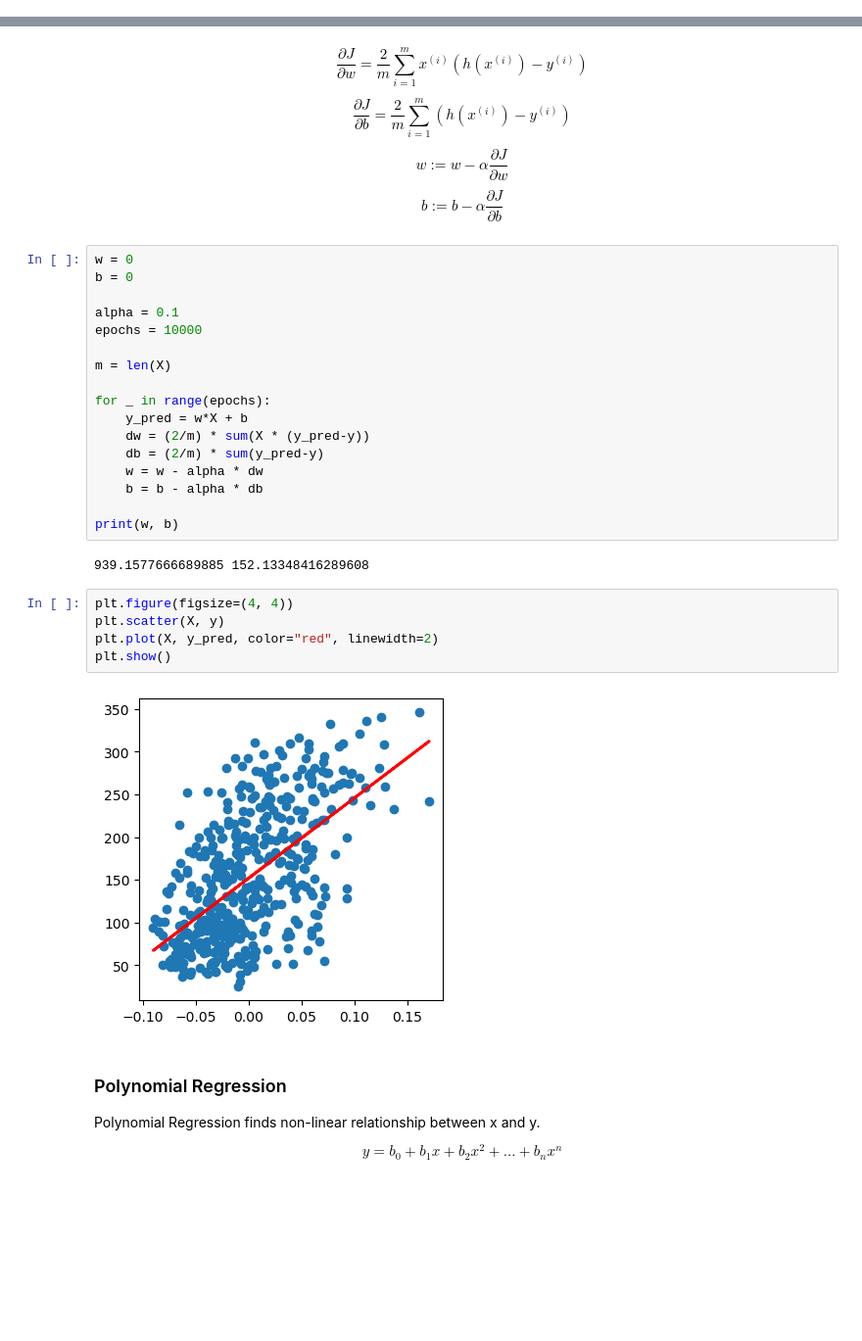
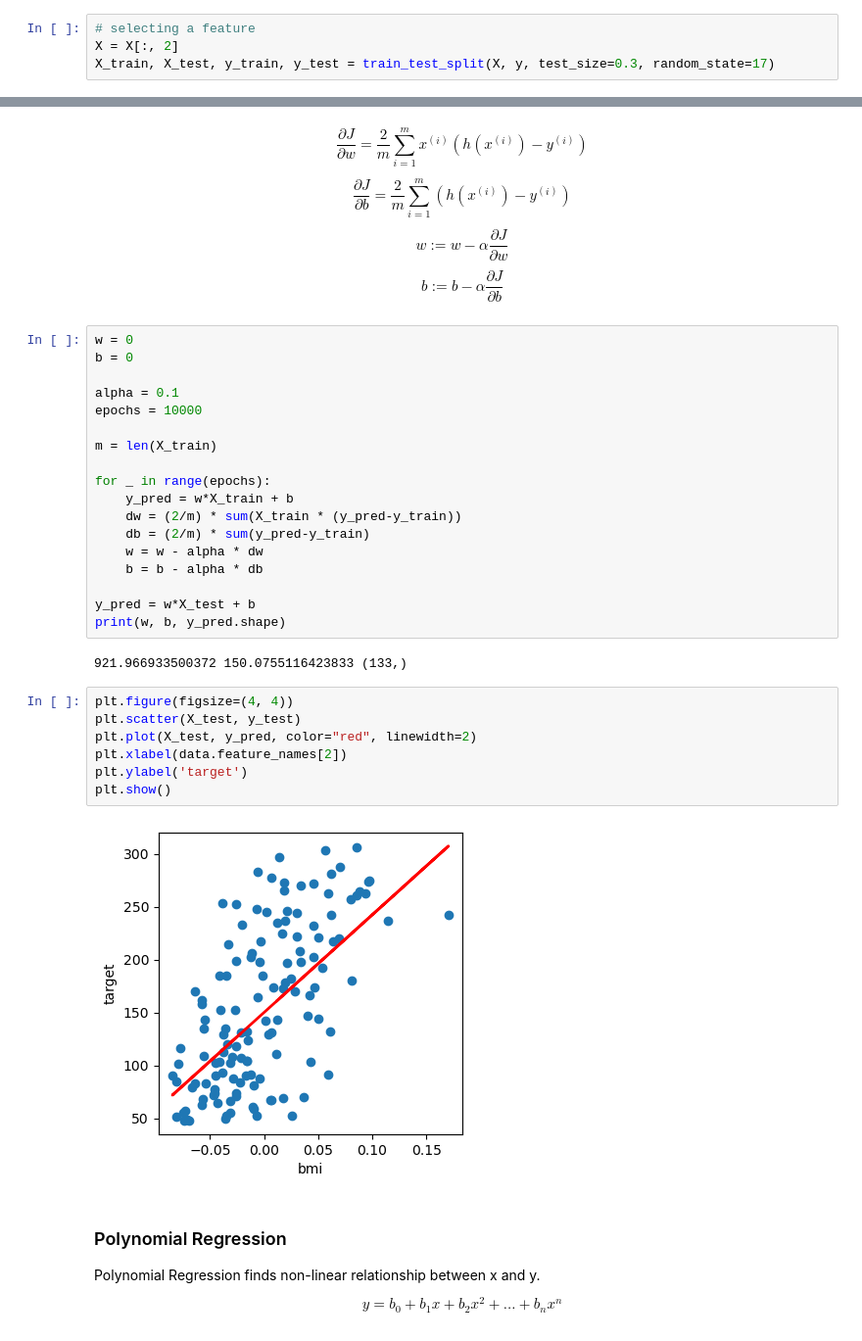
Before and after one commit to hc-sun/python-data-science, a Jupyter notebook: machine_learning.ipynb, the cells around one changed output, grey strips where cells are left out. Shown at 98% size. Drawn from its saved outputs; the diff is of its cells as text; blank space fills up the shorter version.

Commit message:
split dataset

```diff
--- a/machine_learning.ipynb
+++ b/machine_learning.ipynb
@@ -48,3 +39,7 @@ plt.show()
+# %%
+# selecting a feature
+X = X[:, 2]
+X_train, X_test, y_train, y_test = train_test_split(X, y, test_size=0.3, random_state=17)
 # %% [markdown]
 ### Gradient Descent:
 
@@ -65,25 +60,28 @@ b = 0
 alpha = 0.1
 epochs = 10000
 
-m = len(X)
+m = len(X_train)
 
 for _ in range(epochs):
-    y_pred = w*X + b
-    dw = (2/m) * sum(X * (y_pred-y))
-    db = (2/m) * sum(y_pred-y)
+    y_pred = w*X_train + b
+    dw = (2/m) * sum(X_train * (y_pred-y_train))
+    db = (2/m) * sum(y_pred-y_train)
     w = w - alpha * dw
     b = b - alpha * db
 
-print(w, b)
+y_pred = w*X_test + b
+print(w, b, y_pred.shape)
 # %% [output]
-939.1577666689885 152.13348416289608
+921.966933500372 150.0755116423833 (133,)
 # %%
 plt.figure(figsize=(4, 4))
-plt.scatter(X, y)
-plt.plot(X, y_pred, color="red", linewidth=2)
+plt.scatter(X_test, y_test)
+plt.plot(X_test, y_pred, color="red", linewidth=2)
+plt.xlabel(data.feature_names[2])
+plt.ylabel('target')
 plt.show()
 # %% [output]
-[figure, old version]
+[figure, new version]
 # %% [markdown]
 ### Polynomial Regression
 
```
Also changed, not shown: parts of 2 cells of this notebook.
